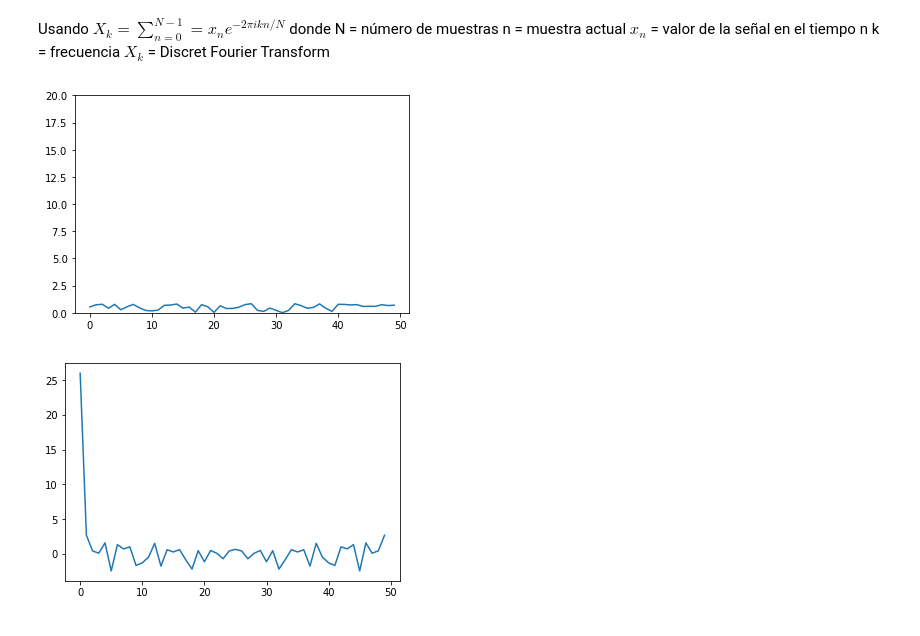
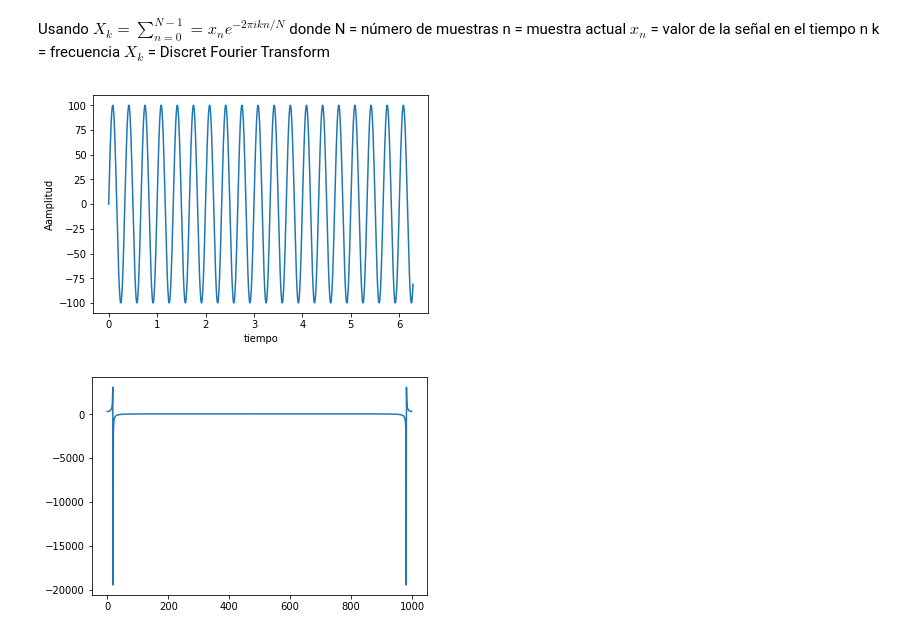
Before and after one commit to atalianb/LabModuloII, a Jupyter notebook: SegundaSemana/TransformadaFourier.ipynb, the cells around one changed output. Cells and saved outputs as stored; diff of their text form; code cells hidden in the pictures.

```diff
--- a/SegundaSemana/TransformadaFourier.ipynb
+++ b/SegundaSemana/TransformadaFourier.ipynb
@@ -28,6 +23,12 @@ r = np.sin(data)
+# %%
+t = np.linspace(0, 2*np.pi, 1000, endpoint=True)
+f = 3.0 # Frecuencia en Hertz
+A = 100.0 # Amplitud
+s = A * np.sin(2*np.pi*f*t) #señal
 # %%
-plt.plot(r)
-plt.ylim(0.,20.)
+plt.plot(t,s)
+plt.xlabel('tiempo')
+plt.ylabel('Aamplitud')
 plt.show()
 # %% [output]
-[figure, old version]
+[figure, new version]
@@ -36,5 +35,6 @@ F = DFT(r)
 # %%
+F = DFT(s)
 plt.plot(F)
 plt.show()
 # %% [output]
-[figure, old version]
+[figure, new version]
```
Also changed, not shown: parts of 5 cells of this notebook.
